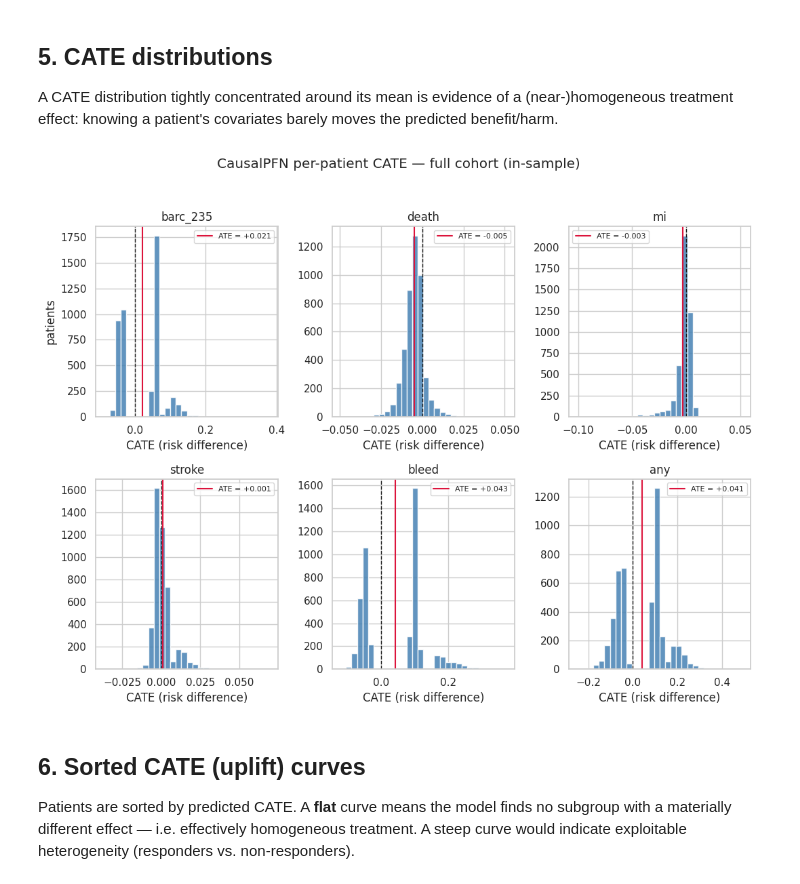
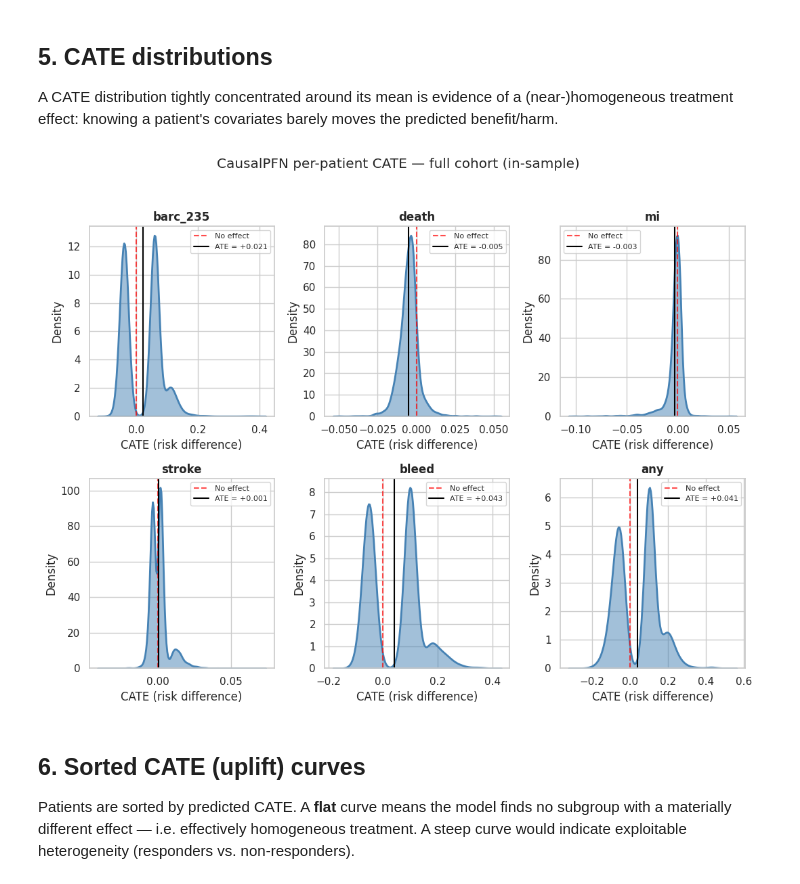
Before and after one commit to TommasoPioda/CATE-estimation-on-the-MASTER-DAPT-trial, a Jupyter notebook: Meta-learning/CausalFPN/08_CausalFPN.ipynb, the cells around one changed output. Saved outputs shown, nothing was run; the diff lists cells and outputs as text; code cells hidden in the pictures.

Commit message:
Refactored code of CausalFPN:
Added save path.
Switched from hisplot to kdeplot.

```diff
--- a/Meta-learning/CausalFPN/08_CausalFPN.ipynb
+++ b/Meta-learning/CausalFPN/08_CausalFPN.ipynb
@@ -40,6 +40,8 @@ from IPython.display import display
 DATA_DIR = os.path.normpath(os.path.join(os.getcwd(), '..', '..', 'data'))
 MODELS_DIR = os.path.normpath(os.path.join(os.getcwd(), '..', 'models'))
 
+SAVE_DIR = os.path.join(MODELS_DIR, 'CausalFPN')
+
 DEVICE = torch.device('cuda' if torch.cuda.is_available() else 'cpu')
 
 sns.set_theme(style='whitegrid', palette='muted')
@@ -179,22 +181,48 @@ treatment effect: knowing a patient's covariates barely moves the predicted bene
 # %%
 fig, axes = plt.subplots(2, 3, figsize=(3.6 * 3, 8), squeeze=False)
 axes = axes.ravel()
 
 for ax, (_, label) in zip(axes, ENDPOINTS):
     tau = cate[label]
-    ax.hist(tau, bins=30, color='steelblue', alpha=0.85)
-    ax.axvline(0, color='k', lw=1, ls='--')
-    ax.axvline(tau.mean(), color='crimson', lw=1.5, label=f'ATE = {tau.mean():+.3f}')
-    ax.set_title(label)
-    ax.set_xlabel('CATE (risk difference)')
+
+    sns.kdeplot(
+        tau,
+        ax=ax,
+        fill=True,
+        color="steelblue",
+        linewidth=2,
+        bw_adjust=1.2,      # aumenta per una curva più liscia
+        alpha=0.5
+    )
+
+    ax.axvline(0, color="red", linestyle="--", alpha=0.7, label="No effect")
+    ax.axvline(
+        tau.mean(),
+        color="black",
+        linestyle="-",
+        linewidth=1.5,
+        label=f"ATE = {tau.mean():+.3f}"
+    )
+
+    ax.set_title(label, fontweight="bold")
+    ax.set_xlabel("CATE (risk difference)")
     ax.legend(fontsize=8)
-axes[0].set_ylabel('patients')
+
+axes[0].set_ylabel("Density")
+
+fig.suptitle(
+    "CausalPFN per-patient CATE distributions",
+    fontsize=14,
+    fontweight="bold"
+)
 
 fig.suptitle('CausalPFN per-patient CATE — full cohort (in-sample)', y=1.03)
 plt.tight_layout()
+os.makedirs(os.path.join(SAVE_DIR), exist_ok=True)
+plt.savefig(os.path.join(SAVE_DIR, f'CATE_DIST.png'), dpi=300)
 plt.show()
 # %% [output]
-[figure, old version]
+[figure, new version]
 # %% [markdown]
 ## 6. Sorted CATE (uplift) curves
 
```
Also changed, not shown: parts of 2 cells of this notebook, 1 other file.
